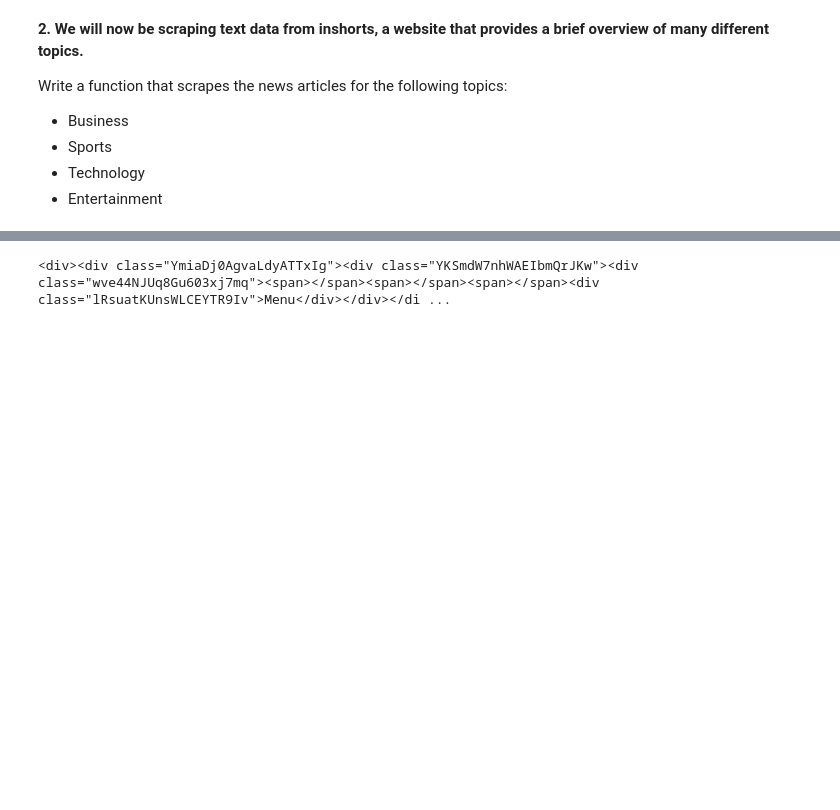
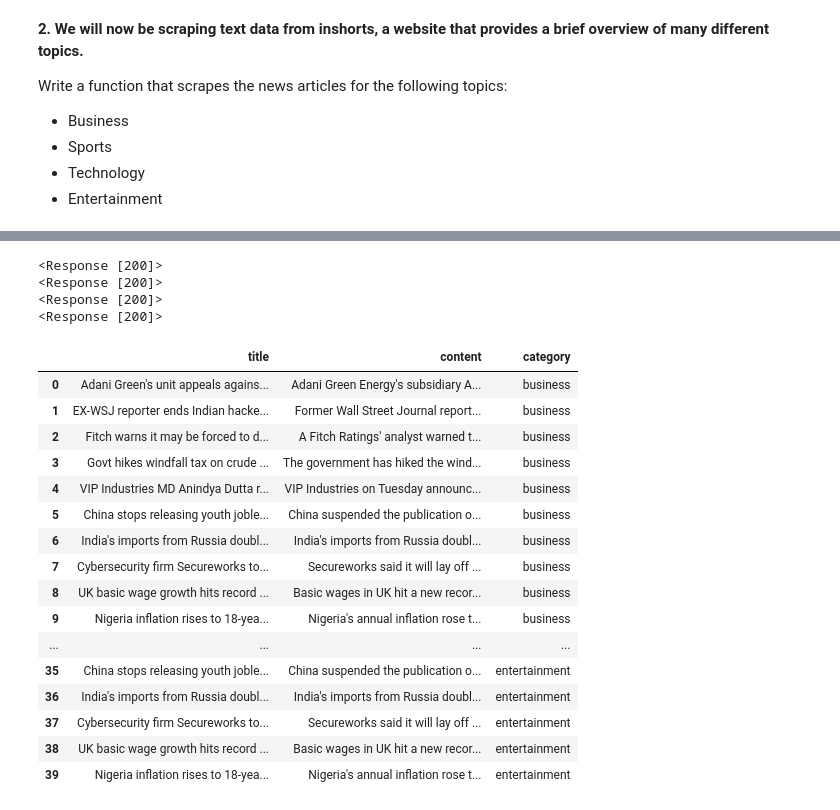
Before and after one commit to MigashaneVictoire/natural-language-processing-exercises, a Jupyter notebook: acquire.ipynb, the cells around one changed output, grey strips where cells are left out. Cells and saved outputs as stored; diff of their text form; code cells hidden in the pictures; blank space fills up the shorter version.

```diff
--- a/acquire.ipynb
+++ b/acquire.ipynb
@@ -101,4 +133,59 @@ for ele in range(len(soup)):
-# %%
-soup[0].find("div", "class"=="VdsPqrmJYY7F2MNUKOwQ")
-# %% [output]
-<div><div class="YmiaDj0AgvaLdyATTxIg"><div class="YKSmdW7nhWAEIbmQrJKw"><div class="wve44NJUq8Gu603xj7mq"><span></span><span></span><span></span><div class="lRsuatKUnsWLCEYTR9Iv">Menu</div></div></di ...
+# %%
+def get_news_articles():
+    url = "https://inshorts.com/en/read"
+    # set different categories to perse through
+    category = ["business", "sports", "technology", "entertainment"]
+
+    articles = {}
+    df_setup = []
+    for cat in category:
+        # read the url
+        res = get(url + "/" + category[0])
+        print(res)
+
+        # create a beautiful soup object
+        soup_parser = BeautifulSoup(res.content, 'html.parser').body
+
+        soup = soup_parser.find_all("span", itemprop="mainEntityOfPage")
+        for i in range(len(soup)):
+            link = soup[i]["itemid"]
+
+            article = get(link)
+            article_soup = BeautifulSoup(article.content,"html.parser").body
+
+            article_title = article_soup.find('span', itemprop='headline').text
+            article_body = article_soup.find('div', itemprop='articleBody').text
+            # articles[f"article {cat} {i}"] = [article_title, cat ,link ,article_body]
+
+            article_instance = {
+                'title': article_title,
+                'content': article_body,
+                'category': cat,
+            }
+
+            df_setup.append(article_instance)
+    return pd.DataFrame(df_setup)
+# %%
+get_news_articles()
+# %% [output]
+<Response [200]>
+<Response [200]>
+<Response [200]>
+<Response [200]>
+|  | title | content | category |
+| 0 | Adani Green's unit appeals agains... | Adani Green Energy's subsidiary A... | business |
+| 1 | EX-WSJ reporter ends Indian hacke... | Former Wall Street Journal report... | business |
+| 2 | Fitch warns it may be forced to d... | A Fitch Ratings' analyst warned t... | business |
+| 3 | Govt hikes windfall tax on crude ... | The government has hiked the wind... | business |
+| 4 | VIP Industries MD Anindya Dutta r... | VIP Industries on Tuesday announc... | business |
+| 5 | China stops releasing youth joble... | China suspended the publication o... | business |
+| 6 | India's imports from Russia doubl... | India's imports from Russia doubl... | business |
+| 7 | Cybersecurity firm Secureworks to... | Secureworks said it will lay off ... | business |
+| 8 | UK basic wage growth hits record ... | Basic wages in UK hit a new recor... | business |
+| 9 | Nigeria inflation rises to 18-yea... | Nigeria's annual inflation rose t... | business |
+| ... | ... | ... | ... |
+| 35 | China stops releasing youth joble... | China suspended the publication o... | entertainment |
+| 36 | India's imports from Russia doubl... | India's imports from Russia doubl... | entertainment |
+| 37 | Cybersecurity firm Secureworks to... | Secureworks said it will lay off ... | entertainment |
+| 38 | UK basic wage growth hits record ... | Basic wages in UK hit a new recor... | entertainment |
+| 39 | Nigeria inflation rises to 18-yea... | Nigeria's annual inflation rose t... | entertainment |
```
Also changed, not shown: parts of 6 cells of this notebook, 2 other files.
